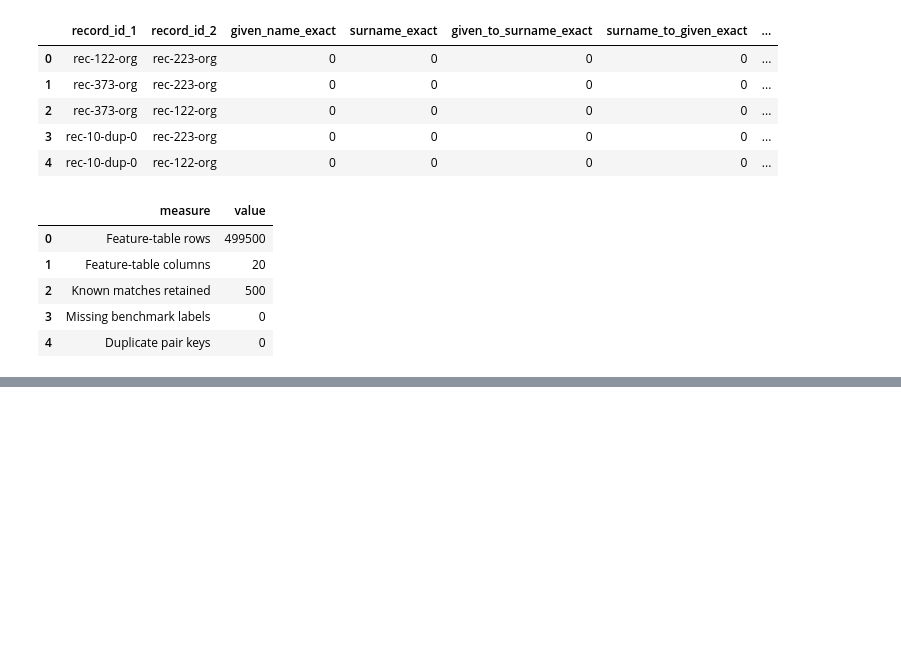
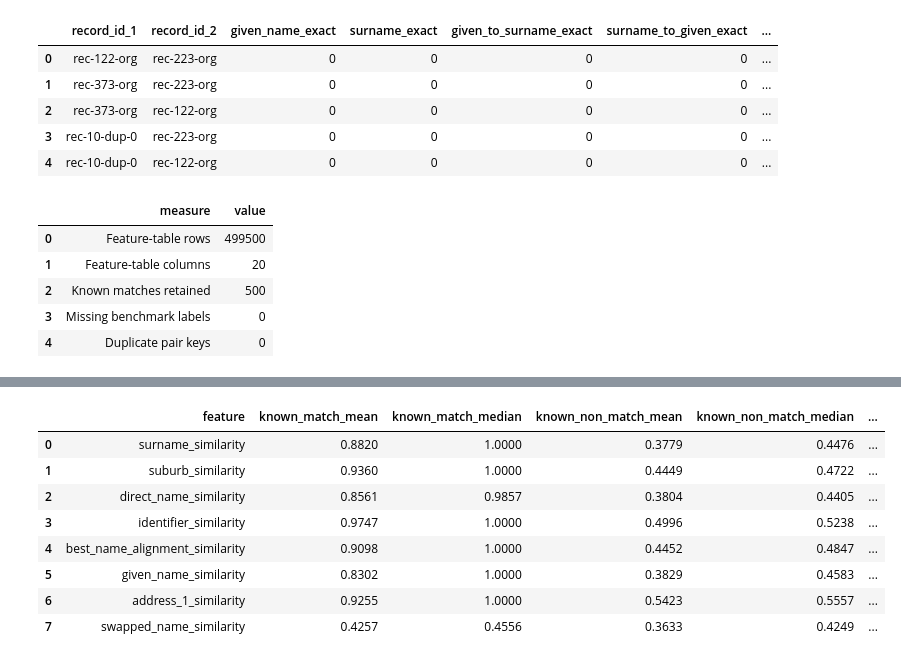
Before and after one commit to WaleBalogunK/Repository-name-entity-resolution-golden-record-lab, a Jupyter notebook: notebooks/01_data_acquisition_and_initial_audit.ipynb, the cells around one changed output, grey strips where cells are left out. Saved outputs shown, nothing was run; the diff lists cells and outputs as text; code cells hidden in the pictures; blank space fills up the shorter version.

```diff
--- a/notebooks/01_data_acquisition_and_initial_audit.ipynb
+++ b/notebooks/01_data_acquisition_and_initial_audit.ipynb
@@ -3968,0 +4103,15 @@ exact_feature_summary.round(2)
+# %%
+similarity_features = similarity_comparator.compute(
+    all_candidate_pairs,
+    model_records
+)
+
+print("Similarity feature computation completed.")
+print(
+    "Feature matrix rows: "
+    f"{len(similarity_features):,}"
+)
+print(
+    "Feature matrix columns: "
+    f"{similarity_features.shape[1]:,}"
+)
@@ -3968,0 +4284,76 @@ exact_feature_summary.round(2)
+# %%
+similarity_columns = [
+    "given_name_similarity",
+    "surname_similarity",
+    "address_1_similarity",
+    "suburb_similarity",
+    "identifier_similarity",
+    "direct_name_similarity",
+    "swapped_name_similarity",
+    "best_name_alignment_similarity"
+]
+
+similarity_summary_rows = []
+
+known_matches = comparison_feature_table[
+    comparison_feature_table["is_true_match"]
+]
+
+known_non_matches = comparison_feature_table[
+    ~comparison_feature_table["is_true_match"]
+]
+
+for feature in similarity_columns:
+    match_values = known_matches[feature]
+    non_match_values = known_non_matches[feature]
+
+    similarity_summary_rows.append({
+        "feature": feature,
+        "known_match_mean": match_values.mean(),
+        "known_match_median": match_values.median(),
+        "known_non_match_mean": non_match_values.mean(),
+        "known_non_match_median": non_match_values.median(),
+        "match_pct_at_least_0_90": (
+            match_values.ge(0.90).mean() * 100
+        ),
+        "non_match_pct_at_least_0_90": (
+            non_match_values.ge(0.90).mean() * 100
+        )
+    })
+
+similarity_feature_summary = pd.DataFrame(
+    similarity_summary_rows
+)
+
+similarity_feature_summary[
+    "mean_separation_gap"
+] = (
+    similarity_feature_summary[
+        "known_match_mean"
+    ]
+    -
+    similarity_feature_summary[
+        "known_non_match_mean"
+    ]
+)
+
+similarity_feature_summary = (
+    similarity_feature_summary
+    .sort_values(
+        by="mean_separation_gap",
+        ascending=False
+    )
+    .reset_index(drop=True)
+)
+
+similarity_feature_summary.round(4)
+# %% [output]
+|  | feature | known_match_mean | known_match_median | known_non_match_mean | known_non_match_median | ... |
+| 0 | surname_similarity | 0.8820 | 1.0000 | 0.3779 | 0.4476 | ... |
+| 1 | suburb_similarity | 0.9360 | 1.0000 | 0.4449 | 0.4722 | ... |
+| 2 | direct_name_similarity | 0.8561 | 0.9857 | 0.3804 | 0.4405 | ... |
+| 3 | identifier_similarity | 0.9747 | 1.0000 | 0.4996 | 0.5238 | ... |
+| 4 | best_name_alignment_similarity | 0.9098 | 1.0000 | 0.4452 | 0.4847 | ... |
+| 5 | given_name_similarity | 0.8302 | 1.0000 | 0.3829 | 0.4583 | ... |
+| 6 | address_1_similarity | 0.9255 | 1.0000 | 0.5423 | 0.5557 | ... |
+| 7 | swapped_name_similarity | 0.4257 | 0.4556 | 0.3633 | 0.4249 | ... |
```
Also changed, not shown: parts of 9 cells of this notebook.
